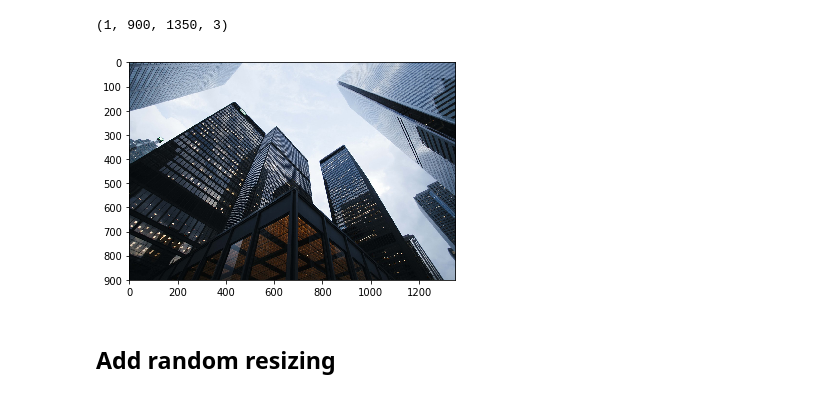
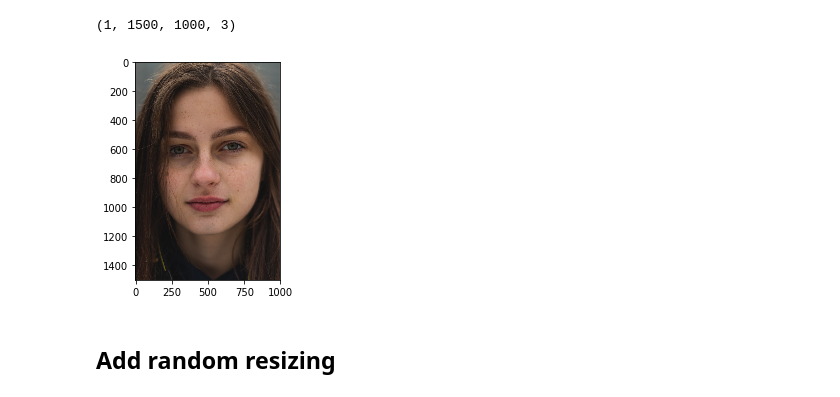
Before and after one commit to ouyangzhenxuan/MachineLearning-CNNs, a Jupyter notebook: demo2-lab1.ipynb, the cells around one changed output. Saved outputs shown, nothing was run; the diff lists cells and outputs as text; code cells hidden in the pictures.

```diff
--- a/demo2-lab1.ipynb
+++ b/demo2-lab1.ipynb
@@ -30,35 +32,37 @@ _________________________________________________________________
 # %%
 import copy
 
 img_url = 'https://assets.rebelmouse.io/eyJhbGciOiJIUzI1NiIsInR5cCI6IkpXVCJ9.eyJpbWFnZSI6Imh0dHBzOi8vYXNzZXRzLnJibC5tcy8xOTU2OTAzOC9vcmlnaW4uanBnIiwiZXhwaXJlc19hdCI6MTU4NDUwNjU4MH0.bXM-hC5eHD567EJAKL53y44pIRXvDURpw4aNamx0M04/img.jpg?width=1200&coordinates=0%2C100%2C0%2C100&height=600'
-# img_url = 'https://images.unsplash.com/photo-1542080681-b52d382432af?ixlib=rb-1.2.1&ixid=eyJhcHBfaWQiOjEyMDd9&w=1000&q=80'
-img_url = 'https://images.unsplash.com/photo-1486406146926-c627a92ad1ab?ixlib=rb-1.2.1&ixid=eyJhcHBfaWQiOjEyMDd9&auto=format&fit=crop&w=1350&q=80'
+img_url = 'https://images.unsplash.com/photo-1542080681-b52d382432af?ixlib=rb-1.2.1&ixid=eyJhcHBfaWQiOjEyMDd9&w=1000&q=80'
+# img_url = 'https://images.unsplash.com/photo-1486406146926-c627a92ad1ab?ixlib=rb-1.2.1&ixid=eyJhcHBfaWQiOjEyMDd9&auto=format&fit=crop&w=1350&q=80'
+# img_url = 'https://upload.wikimedia.org/wikipedia/commons/2/2c/Lates_niloticus_by_DaijuAzuma.jpg'
+
 # We preprocess the image into a 4D tensor
 from keras.preprocessing import image
 import numpy as np
 import requests
 from io import BytesIO
 # use this to install PIL: conda install --channel conda-forge pillow=5
 from PIL import Image
 import matplotlib.pyplot as plt
 
 def load_preprocess_img(url):
     response = requests.get(url)
     img = Image.open(BytesIO(response.content))
     img_tensor = np.array(img).astype(float)
     img_tensor = np.expand_dims(img_tensor, axis=0)
     img_tensor /= 255.
     return img_tensor
 
 img_tensor = load_preprocess_img(img_url)
 print(img_tensor.shape)
 img_drawing = copy.deepcopy(img_tensor)
 
 plt.imshow(img_tensor[0])
 plt.show()
 # %% [output]
-(1, 900, 1350, 3)
+(1, 1500, 1000, 3)
-[figure, old version]
+[figure, new version]
 # %%
 from keras.preprocessing.image import load_img, save_img, img_to_array
 import scipy
```
Also changed, not shown: parts of 19 cells of this notebook, 1 other file.
